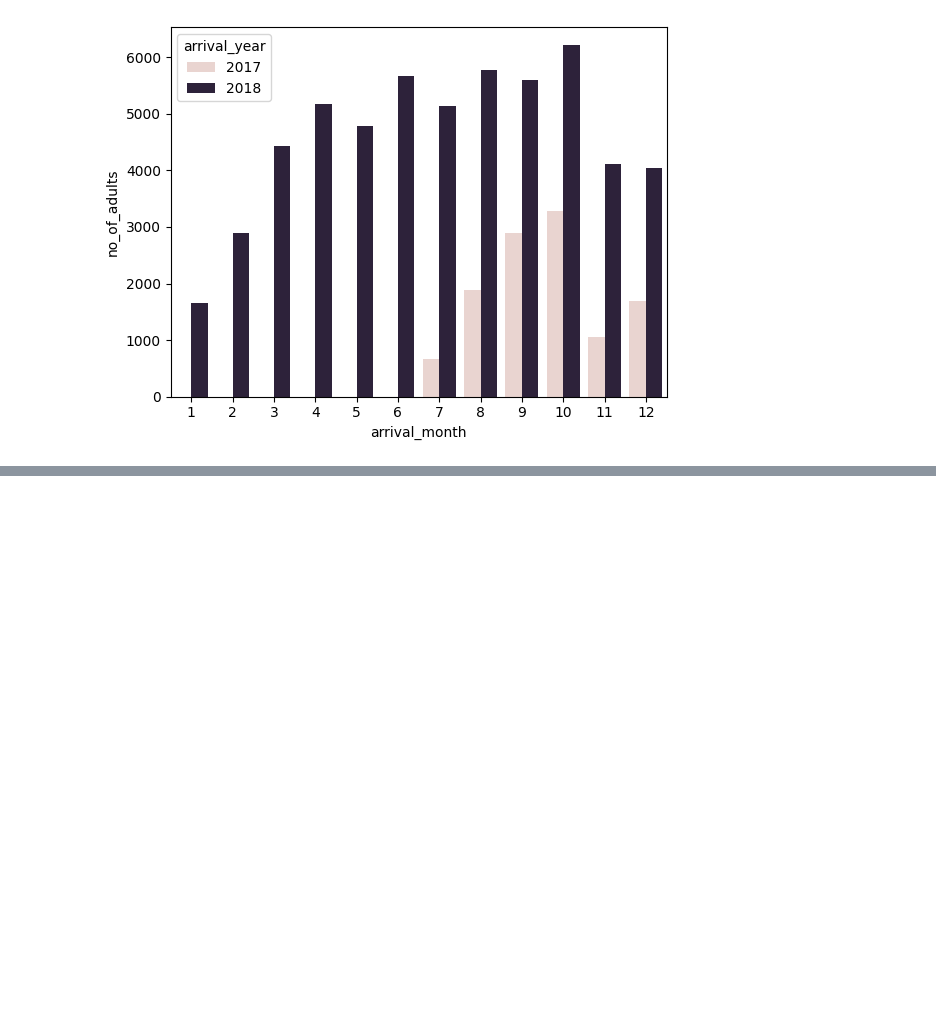
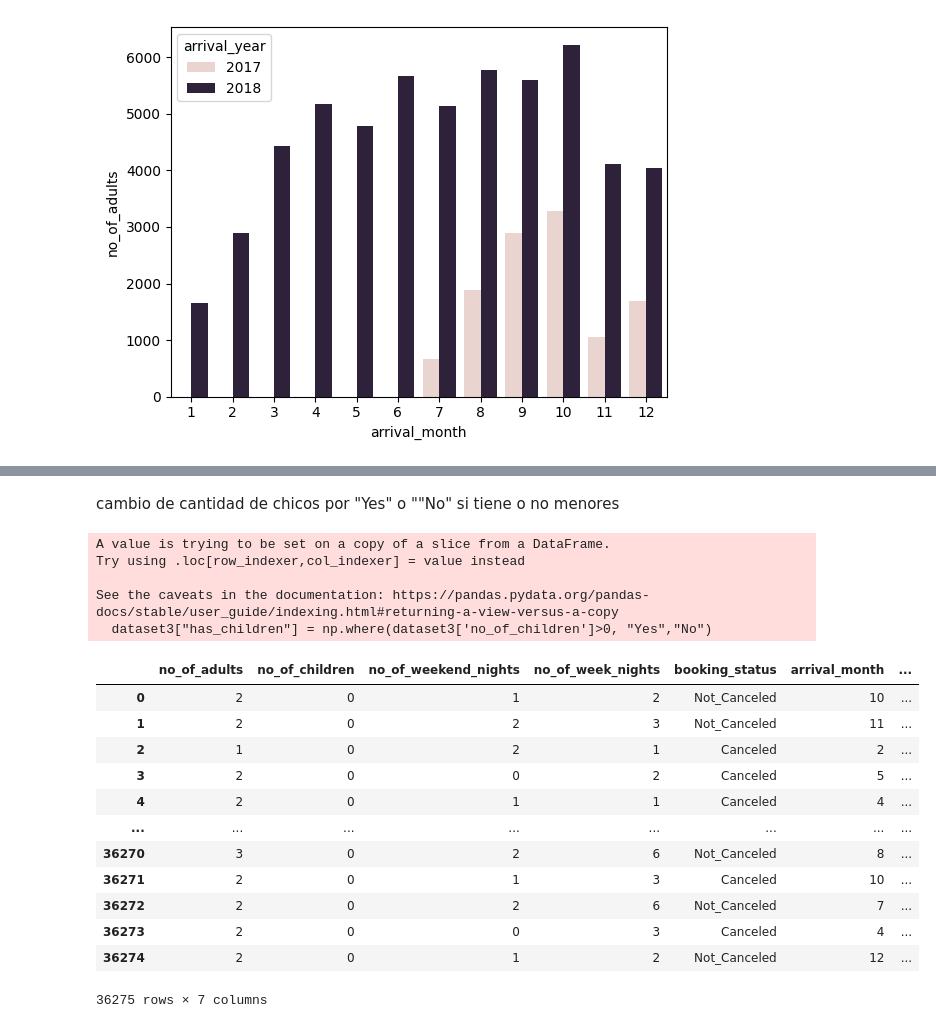
Before and after one commit to AndresCba89/reservas_hoteles, a Jupyter notebook: hotel.ipynb, the cells around one changed output, grey strips where cells are left out. Cells and saved outputs as stored; diff of their text form; code cells hidden in the pictures; blank space fills up the shorter version.

```diff
--- a/hotel.ipynb
+++ b/hotel.ipynb
@@ -5,7 +5,7 @@ import matplotlib.pyplot as plt
 import seaborn as sns
 import missingno as msno
 # %%
-dataset=pd.read_csv("A:/Clases/Practica/reservas_hoteles.csv")
+dataset=pd.read_csv("reservas_hoteles.csv")
 dataset
 # %% [output]
 |  | Booking_ID | no_of_adults | no_of_children | no_of_weekend_nights | no_of_week_nights | type_of_meal_plan | ... |
@@ -150,0 +170,24 @@ ax = sns.barplot(x="arrival_month", y='no_of_adults',  data=eje_y, hue="arrival_
+# %% [markdown]
+cambio de cantidad de chicos por "Yes" o ""No" si tiene o no menores
+# %%
+dataset3["has_children"] = np.where(dataset3['no_of_children']>0, "Yes","No")
+dataset3
+# %% [output]
+A value is trying to be set on a copy of a slice from a DataFrame.
+Try using .loc[row_indexer,col_indexer] = value instead
+
+See the caveats in the documentation: https://pandas.pydata.org/pandas-docs/stable/user_guide/indexing.html#returning-a-view-versus-a-copy
+  dataset3["has_children"] = np.where(dataset3['no_of_children']>0, "Yes","No")
+|  | no_of_adults | no_of_children | no_of_weekend_nights | no_of_week_nights | booking_status | arrival_month | ... |
+| 0 | 2 | 0 | 1 | 2 | Not_Canceled | 10 | ... |
+| 1 | 2 | 0 | 2 | 3 | Not_Canceled | 11 | ... |
+| 2 | 1 | 0 | 2 | 1 | Canceled | 2 | ... |
+| 3 | 2 | 0 | 0 | 2 | Canceled | 5 | ... |
+| 4 | 2 | 0 | 1 | 1 | Canceled | 4 | ... |
+| ... | ... | ... | ... | ... | ... | ... | ... |
+| 36270 | 3 | 0 | 2 | 6 | Not_Canceled | 8 | ... |
+| 36271 | 2 | 0 | 1 | 3 | Canceled | 10 | ... |
+| 36272 | 2 | 0 | 2 | 6 | Not_Canceled | 7 | ... |
+| 36273 | 2 | 0 | 0 | 3 | Canceled | 4 | ... |
+| 36274 | 2 | 0 | 1 | 2 | Not_Canceled | 12 | ... |
+36275 rows × 7 columns
```
Also changed, not shown: parts of 8 cells of this notebook.
